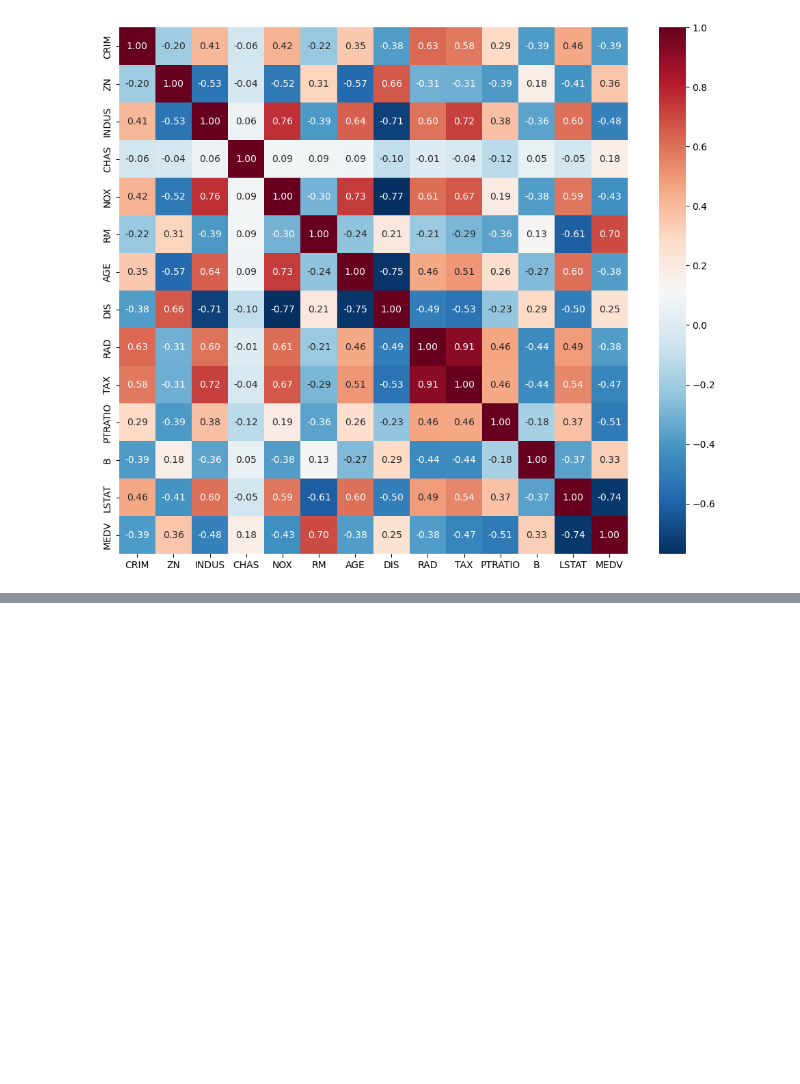
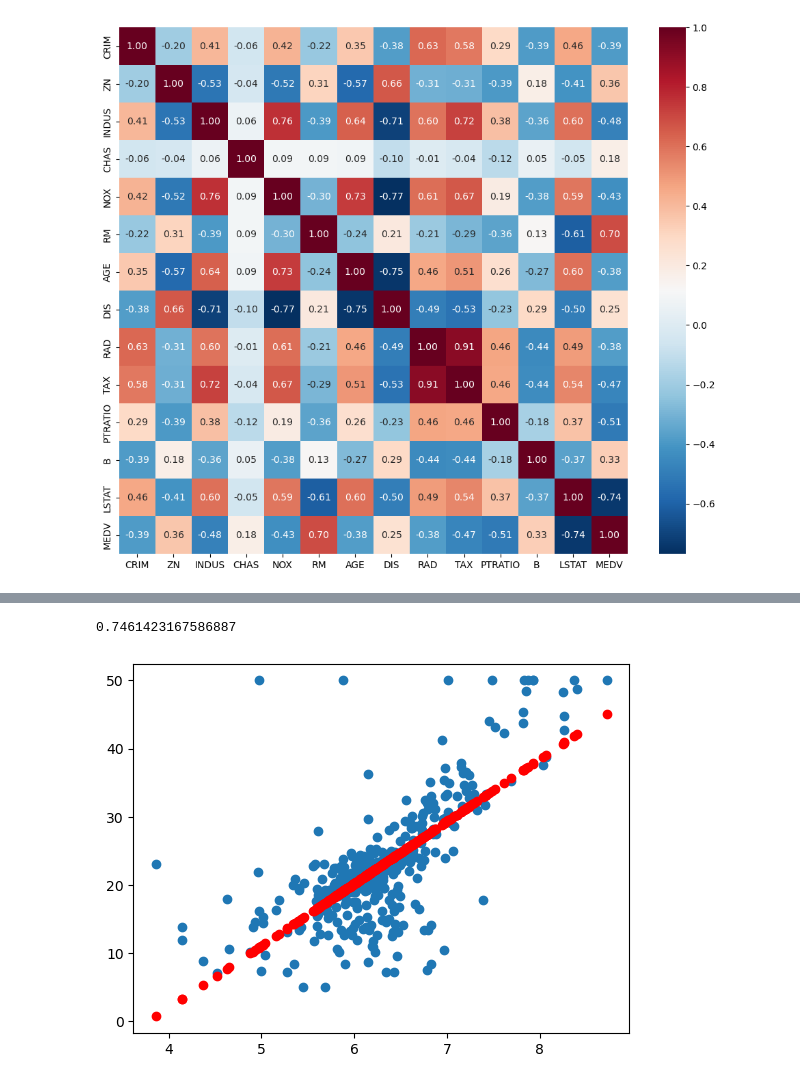
Before and after one commit to Geun8b/ML-Study, a Jupyter notebook: ex05_보스턴 주택 가격 회귀분석.ipynb, the cells around one changed output, grey strips where cells are left out. Saved outputs shown, nothing was run; the diff lists cells and outputs as text; code cells hidden in the pictures; blank space fills up the shorter version.

```diff
--- a/ex05_보스턴 주택 가격 회귀분석.ipynb
+++ b/ex05_보스턴 주택 가격 회귀분석.ipynb
@@ -238,0 +477,7 @@ sns.heatmap(
+# %%
+linear_model = LinearRegression()
+linear_model.fit(X_train_copy, y_train)   # 모델 학습 진행
+X_test_copy['LSTAT x LSTAT'] = X_test['LSTAT'] * X_test['LSTAT']
+linear_model.score(X_test_copy, y_test)
+# %% [output]
+0.7461423167586887
@@ -238,0 +488,12 @@ sns.heatmap(
+# %%
+# 확장전 예측 값을 살펴보자. ('RM')
+model = LinearRegression()
+model.fit(X_train[['RM']], y_train)
+pre = model.predict(X_train[['RM']])
+
+# 시각화를 통해서 모델의 예측을 살펴보자
+plt.scatter(X_train['RM'], y_train)   # 데이터의 분포를 확인하기 위한 산점도
+plt.scatter(X_train['RM'], pre, color = 'red')   # 예측 값을 확인하기 위한 산점도
+plt.show()
+# %% [output]
+[figure, added]
```
Also changed, not shown: parts of 47 cells of this notebook.
